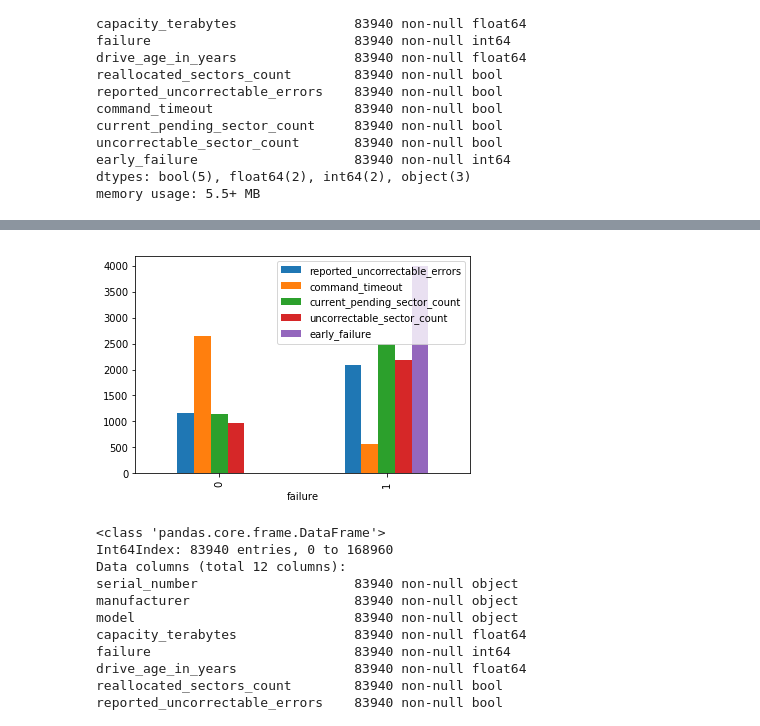
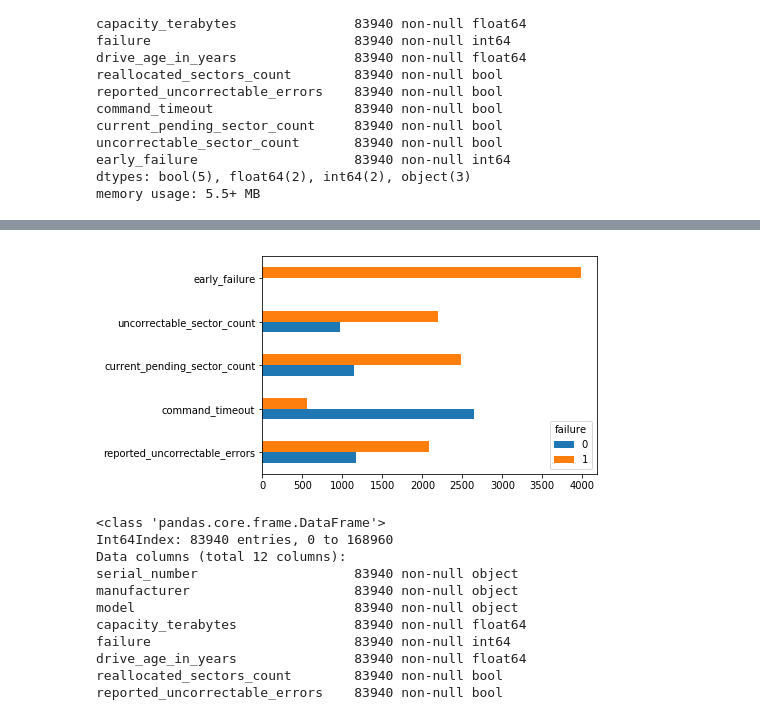
Before and after one commit to just-keep-spinning/hard-drive-project, a Jupyter notebook: misty_capstone_folder/mists-working.ipynb, the cells around one changed output, grey strips where cells are left out. Cells and saved outputs as stored; diff of their text form; code cells hidden in the pictures.

```diff
--- a/misty_capstone_folder/mists-working.ipynb
+++ b/misty_capstone_folder/mists-working.ipynb
@@ -211,10 +211,10 @@ df.groupby('failure').sum().iloc[:,2:-1]
 | 0 | 1541.0 | 1170.0 | 2640.0 | 1152.0 | ... |
 | 1 | 1909.0 | 2079.0 | 559.0 | 2489.0 | ... |
 # %%
-df.groupby('failure').sum().iloc[:,3:].plot.bar()
+df.groupby('failure').sum().iloc[:,3:].T.plot.barh()
 plt.show()
 # %% [output]
-[figure, old version]
+[figure, new version]
 # %%
 df.info()
 # %% [output]
```
Also changed, not shown: parts of 8 cells of this notebook, 1 other file.
